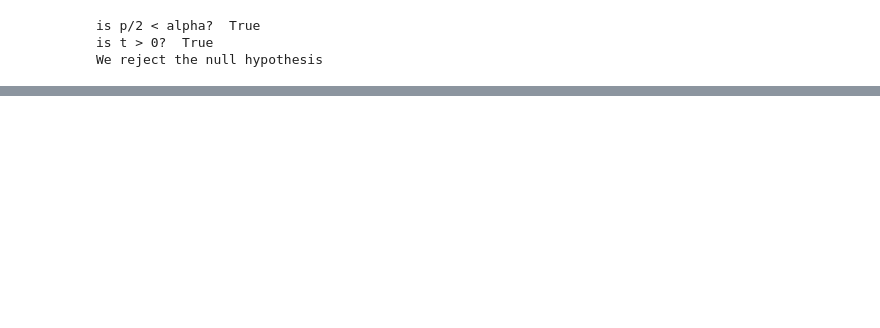
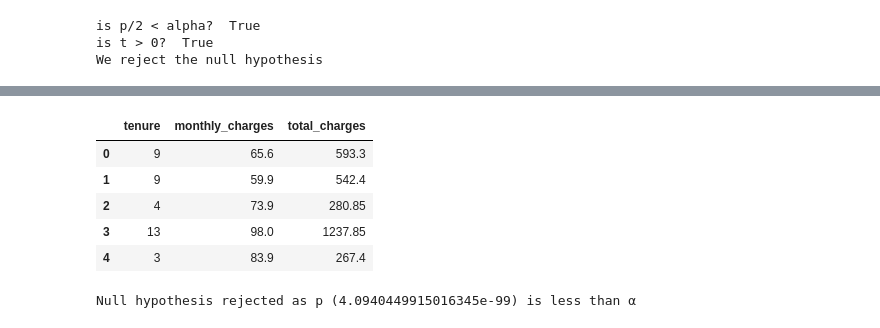
Before and after one commit to Saroj6632/statistics-exercises, a Jupyter notebook: hypothesis_testing.ipynb, the cells around one changed output, grey strips where cells are left out. Drawn from its saved outputs; the diff is of its cells as text; code cells hidden in the pictures; blank space fills up the shorter version.

```diff
--- a/hypothesis_testing.ipynb
+++ b/hypothesis_testing.ipynb
@@ -153,0 +188,23 @@ We reject the null hypothesis
+# %%
+import env
+sql='''
+select tenure,monthly_charges, total_charges from customers
+'''
+url= f'mysql+pymysql://{env.username}:{env.password}@{env.host}/telco_churn'
+telco_churn = pd.read_sql(sql,url)
+telco_churn.head()
+# %% [output]
+|  | tenure | monthly_charges | total_charges |
+| 0 | 9 | 65.6 | 593.3 |
+| 1 | 9 | 59.9 | 542.4 |
+| 2 | 4 | 73.9 | 280.85 |
+| 3 | 13 | 98.0 | 1237.85 |
+| 4 | 3 | 83.9 | 267.4 |
+# %%
+x= telco_churn.tenure
+y= telco_churn.monthly_charges
+r, p = stats.pearsonr(x,y)
+r,p
+print(f'Null hypothesis rejected as p ({p}) is less than α')
+# %% [output]
+Null hypothesis rejected as p (4.0940449915016345e-99) is less than α
```
Also changed, not shown: parts of 37 cells of this notebook.
